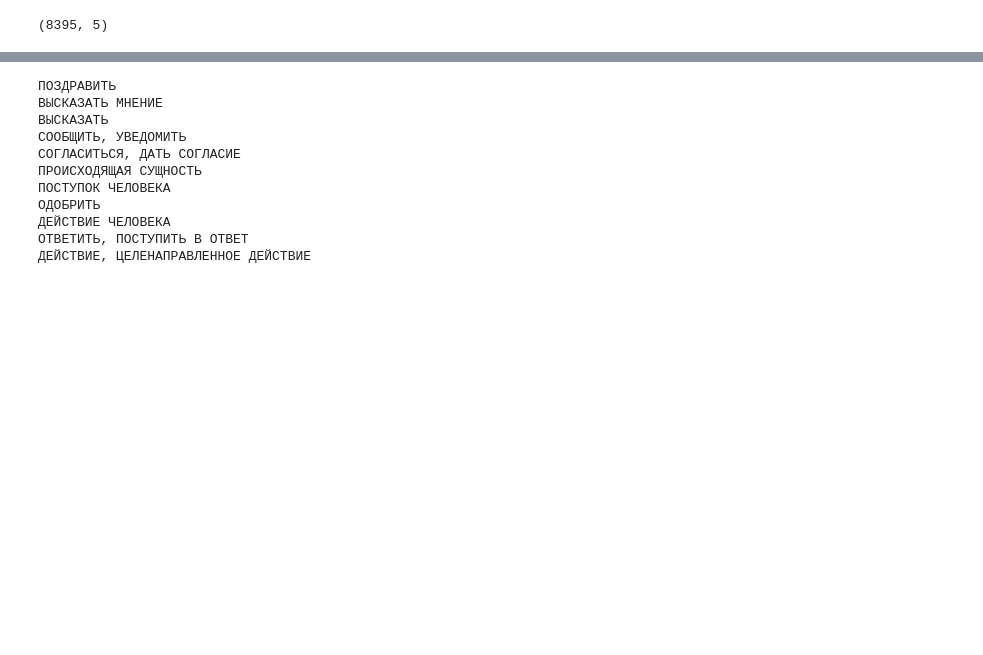
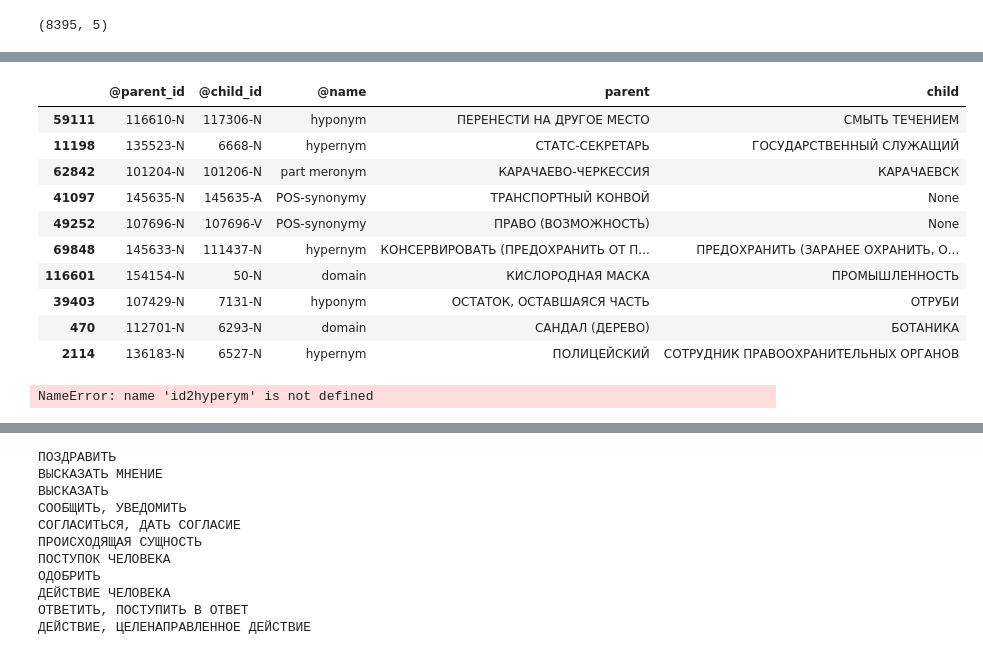
Before and after one commit to avidale/taxonomy-enrichment, a Jupyter notebook: experiments/get_familiar_with_synsets.ipynb, the cells around one changed output, grey strips where cells are left out. Drawn from its saved outputs; the diff is of its cells as text; code cells hidden in the pictures; blank space fills up the shorter version.

```diff
--- a/experiments/get_familiar_with_synsets.ipynb
+++ b/experiments/get_familiar_with_synsets.ipynb
@@ -435,0 +496,18 @@ for r, row in tqdm(hypo_df.iterrows()):
+# %%
+rel_df.sample(10)
+# %% [output]
+|  | @parent_id | @child_id | @name | parent | child |
+| 59111 | 116610-N | 117306-N | hyponym | ПЕРЕНЕСТИ НА ДРУГОЕ МЕСТО | СМЫТЬ ТЕЧЕНИЕМ |
+| 11198 | 135523-N | 6668-N | hypernym | СТАТС-СЕКРЕТАРЬ | ГОСУДАРСТВЕННЫЙ СЛУЖАЩИЙ |
+| 62842 | 101204-N | 101206-N | part meronym | КАРАЧАЕВО-ЧЕРКЕССИЯ | КАРАЧАЕВСК |
+| 41097 | 145635-N | 145635-A | POS-synonymy | ТРАНСПОРТНЫЙ КОНВОЙ | None |
+| 49252 | 107696-N | 107696-V | POS-synonymy | ПРАВО (ВОЗМОЖНОСТЬ) | None |
+| 69848 | 145633-N | 111437-N | hypernym | КОНСЕРВИРОВАТЬ (ПРЕДОХРАНИТЬ ОТ П... | ПРЕДОХРАНИТЬ (ЗАРАНЕЕ ОХРАНИТЬ, О... |
+| 116601 | 154154-N | 50-N | domain | КИСЛОРОДНАЯ МАСКА | ПРОМЫШЛЕННОСТЬ |
+| 39403 | 107429-N | 7131-N | hyponym | ОСТАТОК, ОСТАВШАЯСЯ ЧАСТЬ | ОТРУБИ |
+| 470 | 112701-N | 6293-N | domain | САНДАЛ (ДЕРЕВО) | БОТАНИКА |
+| 2114 | 136183-N | 6527-N | hypernym | ПОЛИЦЕЙСКИЙ | СОТРУДНИК ПРАВООХРАНИТЕЛЬНЫХ ОРГАНОВ |
+# %%
+id2hyperym['9464-N']
+# %% [output]
+NameError: name 'id2hyperym' is not defined
```
Also changed, not shown: parts of 147 cells of this notebook.
